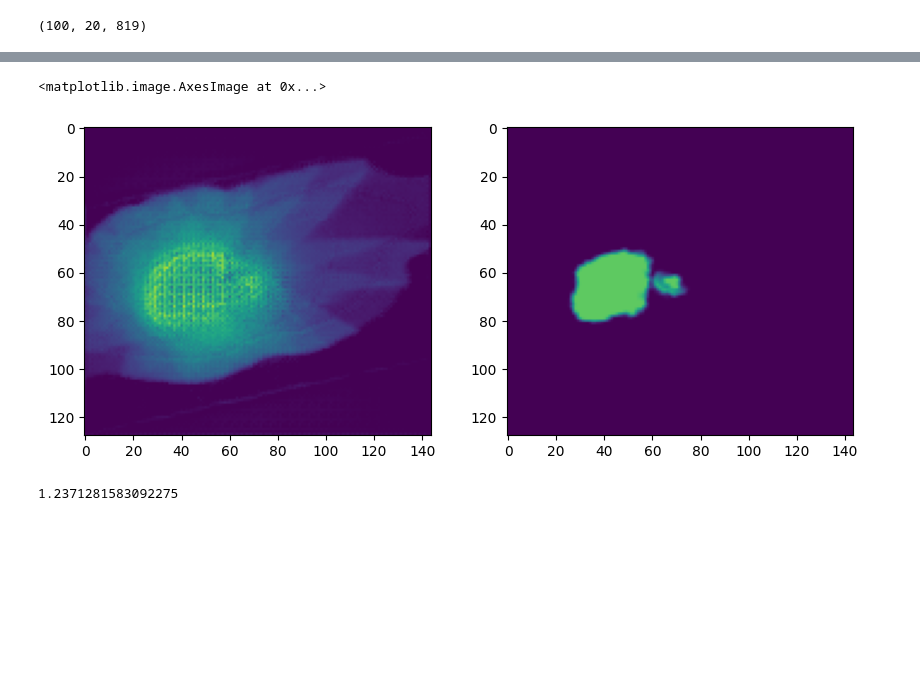
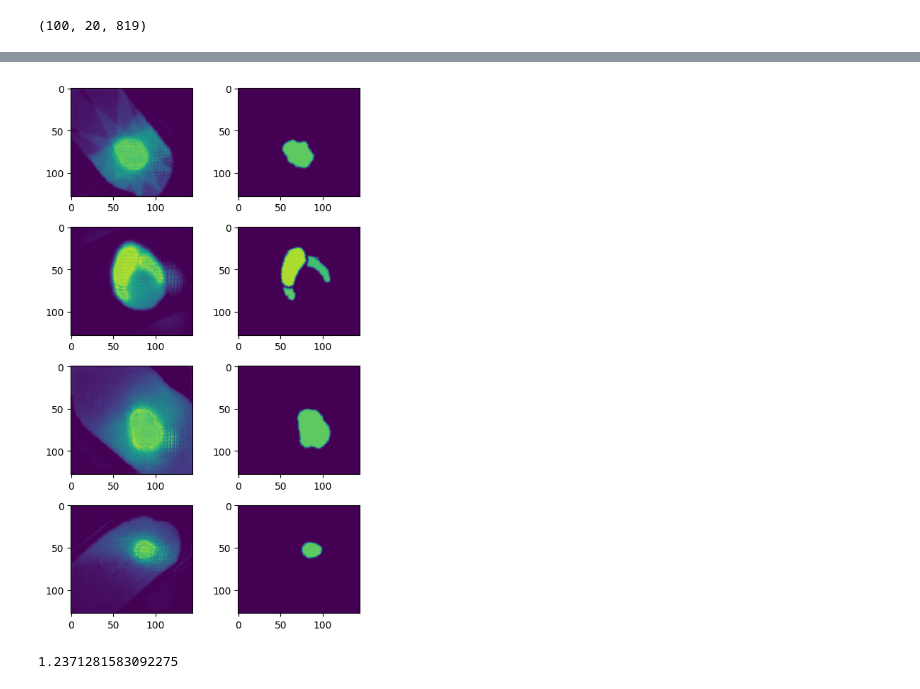
Before and after one commit to sunyu0410/gdp-hmm-model, a Jupyter notebook: GDP-train.ipynb, the cells around one changed output, grey strips where cells are left out. Saved outputs shown, nothing was run; the diff lists cells and outputs as text; code cells hidden in the pictures; blank space fills up the shorter version.

```diff
--- a/GDP-train.ipynb
+++ b/GDP-train.ipynb
@@ -279,12 +279,13 @@ Train loss: 3.573 (0.628) Val loss: 0.822 (0.083)
 ... (8 outputs left out)
 # %%
 import matplotlib.pyplot as plt
-fig, ax = plt.subplots(1, 2, figsize=(10, 4))
-ax[0].imshow(outputs[2,0,50].detach().cpu(), vmin=0, vmax=8)
-ax[1].imshow(x.cpu()[2,0,50], vmin=0, vmax=8)
+fig, ax = plt.subplots(4, 2, figsize=(5, 8))
+for i in range(4):
+    ax[i,0].imshow(outputs[i,0,50].detach().cpu(), vmin=0, vmax=8)
+    ax[i,1].imshow(y.cpu()[i,0,50], vmin=0, vmax=8)
+plt.tight_layout()
 # %% [output]
-<matplotlib.image.AxesImage at 0x...>
-[figure, old version]
+[figure, new version]
 # %%
 ref_dose = y.cpu().numpy()
 prediction = outputs.detach().cpu().numpy()
```
Also changed, not shown: parts of 29 cells of this notebook, 2 other files.
